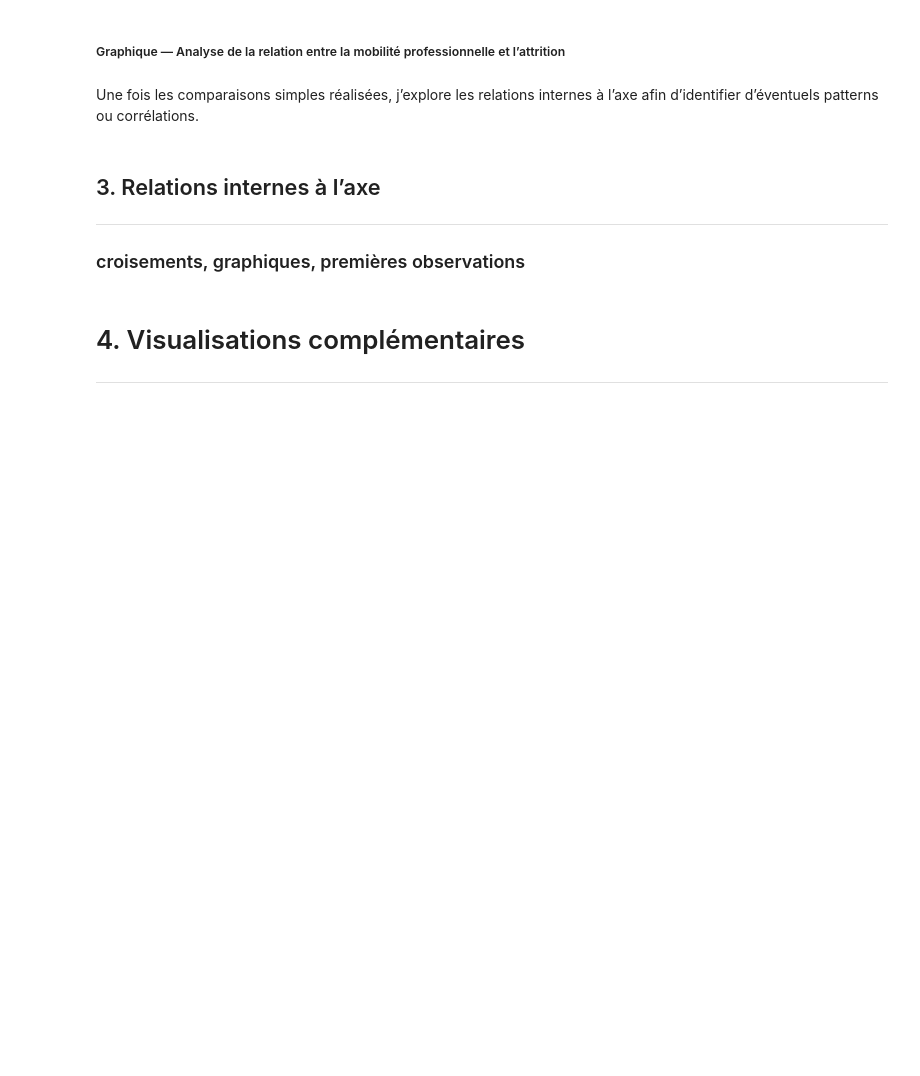
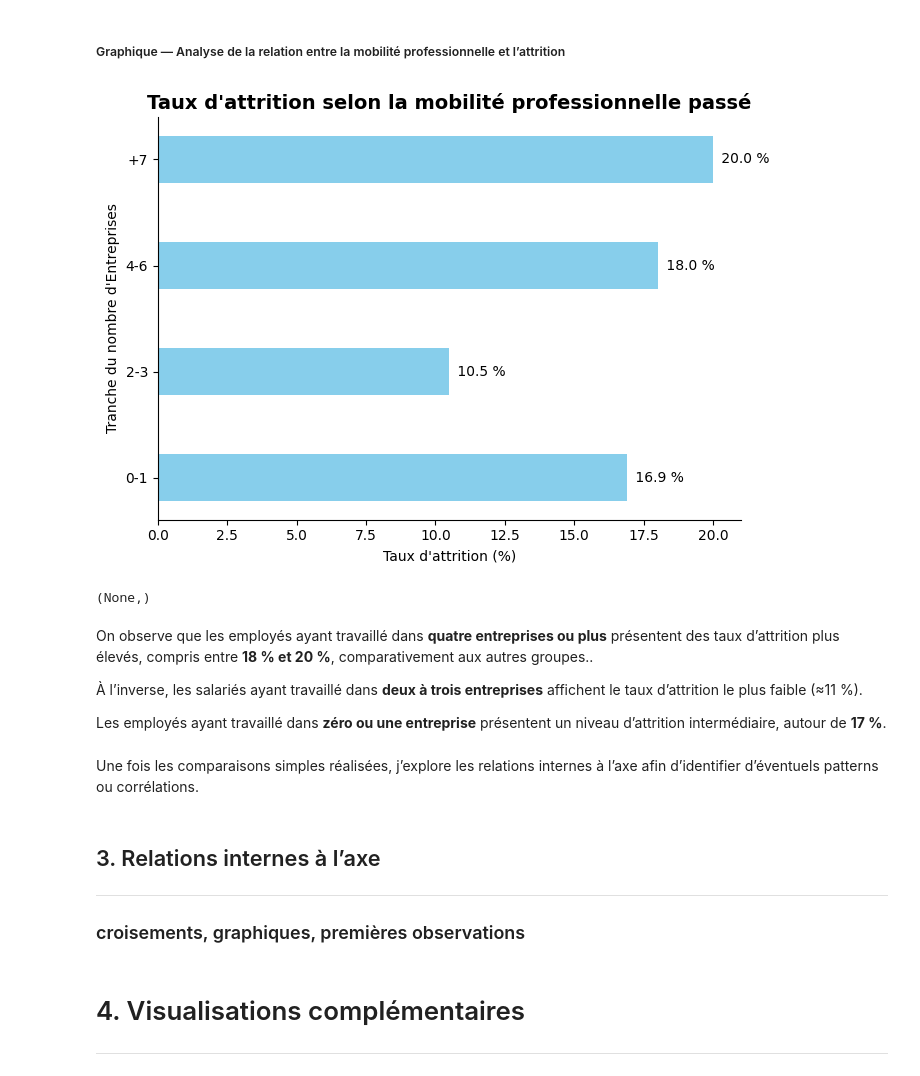
Before and after one commit to Kemuri15/employee-attrition-analysis, a Jupyter notebook: notebooks/03_axes_vie_perso.ipynb, the cells around one changed output. Cells and saved outputs as stored; diff of their text form; code cells hidden in the pictures; blank space fills up the shorter version.

```diff
--- a/notebooks/03_axes_vie_perso.ipynb
+++ b/notebooks/03_axes_vie_perso.ipynb
@@ -848,2 +984,16 @@ L’écart reste toutefois modéré, suggérant une différence limitée entre l
 # %% [markdown]
 ##### Tableau de proportions
+# %%
+df_NumCompaniesWorked_attrition = df_vie_perso[["Tranche_EtsTravaille","Attrition"]]
+df_NumCompaniesWorked_attrition.reset_index()
+df_NumCompaniesWorked_attrition
+
+# Calcul du groupe
+numCompaniesWorked_attrition = df_NumCompaniesWorked_attrition.groupby("Tranche_EtsTravaille")["Attrition"].value_counts(normalize=True).sort_values(ascending=False).round(3)*100
+numCompaniesWorked_attrition = numCompaniesWorked_attrition.reset_index(name="Pourcentage")
+display(numCompaniesWorked_attrition)
+
+# Table pivot ligne = Tranche_EtsTravaille, colonne = Attrition, valeur = Pourcentage
+
+pivot_numCompaniesWorked_attrition = numCompaniesWorked_attrition.pivot(index="Tranche_EtsTravaille", columns="Attrition", values="Pourcentage")
+pivot_numCompaniesWorked_attrition
@@ -850,5 +1016,44 @@ L’écart reste toutefois modéré, suggérant une différence limitée entre l
 # %% [markdown]
 ##### Graphique — Analyse de la relation entre la mobilité professionnelle et l’attrition
+# %%
+fig, ax = plt.subplots(figsize=(7,5))
+
+ax.spines['top'].set_visible(False)
+ax.spines["right"].set_visible(False)
+
+#  Données
+
+x = np.arange(len(pivot_numCompaniesWorked_attrition.index))
+y = pivot_numCompaniesWorked_attrition['Yes']
+
+# Barplot
+
+bars = ax.barh(x, y, height=0.45, color="skyblue")
+
+# Affiché pourcentage
+
+ax.bar_label(bars, labels=[f'{v : .1F} % 'for v in y], padding=3)
+
+# Axes et labels
+
+ax.set_yticks(x)
+ax.set_yticklabels(pivot_numCompaniesWorked_attrition.index)
+
+ax.set_xlabel("Taux d'attrition (%)")
+ax.set_ylabel("Tranche du nombre d'Entreprises")
+ax.set_title("Taux d'attrition selon la mobilité professionnelle passé", fontsize=14, fontweight="bold")
+
+fig.tight_layout()
+plt.show(),
+# %% [output]
+[figure, added]
+(None,)
+# %% [markdown]
+On observe que les employés ayant travaillé dans **quatre entreprises ou plus** présentent des taux d’attrition plus élevés, compris entre **18 % et 20 %**, comparativement aux autres groupes..
+
+À l’inverse, les salariés ayant travaillé dans **deux à trois entreprises** affichent le taux d’attrition le plus faible (≈11 %).
+
+Les employés ayant travaillé dans **zéro ou une entreprise** présentent un niveau d’attrition intermédiaire, autour de **17 %**.
 # %% [markdown]
 Une fois les comparaisons simples réalisées, j’explore les relations internes à l’axe afin d’identifier d’éventuels patterns ou corrélations.
 # %% [markdown]
```
Also changed, not shown: parts of 14 cells of this notebook.
